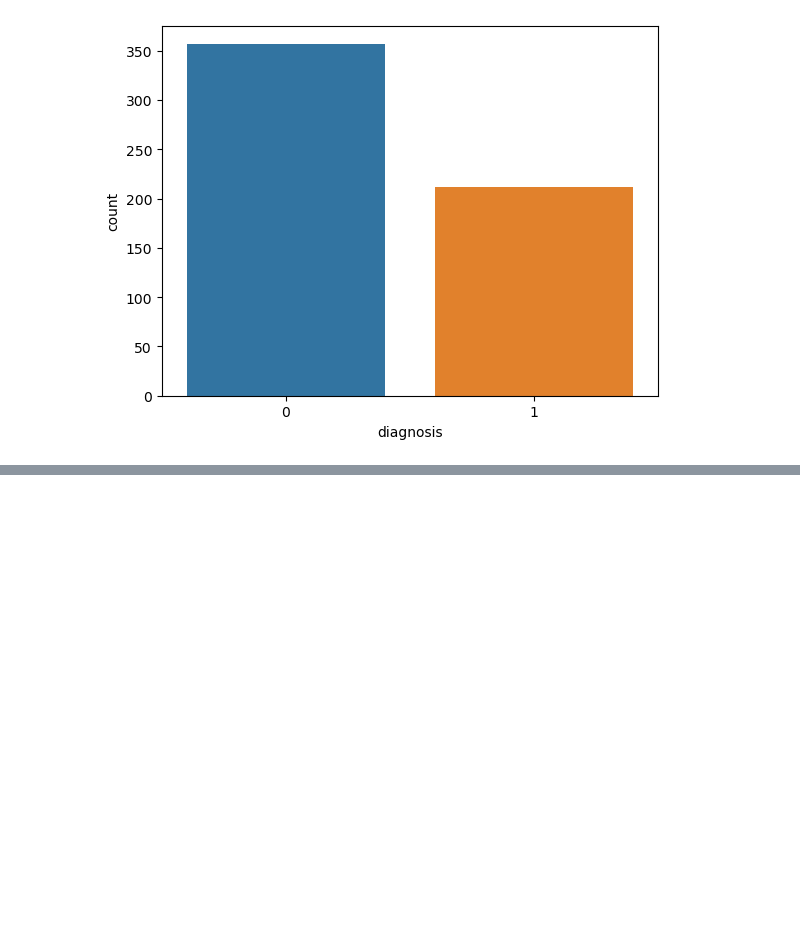
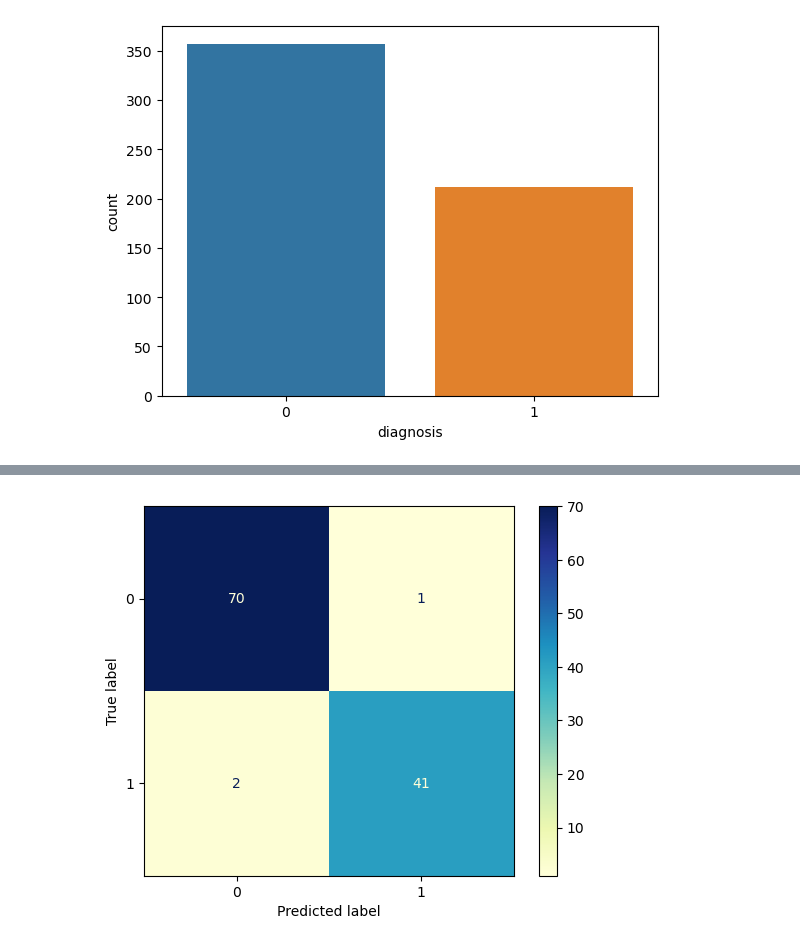
Before and after one commit to giraljv/Bc_logistic_regresion, a Jupyter notebook: breast_cancer.ipynb, the cells around one changed output, grey strips where cells are left out. Drawn from its saved outputs; the diff is of its cells as text; code cells hidden in the pictures; blank space fills up the shorter version.

```diff
--- a/breast_cancer.ipynb
+++ b/breast_cancer.ipynb
@@ -200,0 +225,2 @@ sns.countplot(data = df, x='diagnosis')
+# %%
+x_train , x_test, y_train, y_test = train_test_split(x,y,shuffle=True,random_state=42,test_size=0.2)
@@ -200,0 +243,4 @@ sns.countplot(data = df, x='diagnosis')
+# %%
+st_x = StandardScaler()
+x_train = st_x.fit_transform(x_train)
+x_test = st_x.transform(x_test)
@@ -200,0 +249,3 @@ sns.countplot(data = df, x='diagnosis')
+# %%
+model = LogisticRegression()
+model.fit(x_train,y_train)
@@ -200,0 +254,3 @@ sns.countplot(data = df, x='diagnosis')
+# %%
+prediction_test = model.predict(x_test)
+print(accuracy_score(y_test,prediction_test))
@@ -201,3 +303,10 @@ sns.countplot(data = df, x='diagnosis')
+# %%
+cm = confusion_matrix(y_test,prediction_test,labels=model.classes_)
+disp = ConfusionMatrixDisplay(confusion_matrix=cm,display_labels=model.classes_)
+disp.plot(cmap='YlGnBu')
+plt.show()
+# %% [output]
+[figure, added]
 # %% [markdown]
 <a style='text-decoration:none;line-height:16px;display:flex;color:#5B5B62;padding:10px;justify-content:end;' href='https://deepnote.com?utm_source=created-in-deepnote-cell&projectId=a8b65a30-ca8f-4fbb-bf3d-fb434b9cf324' target="_blank">
 <img alt='Created in deepnote.com' style='display:inline;max-height:16px;margin:0px;margin-right:7.5px;' src='embedded-picture-1' > </img>
```
Also changed, not shown: parts of 24 cells of this notebook.
